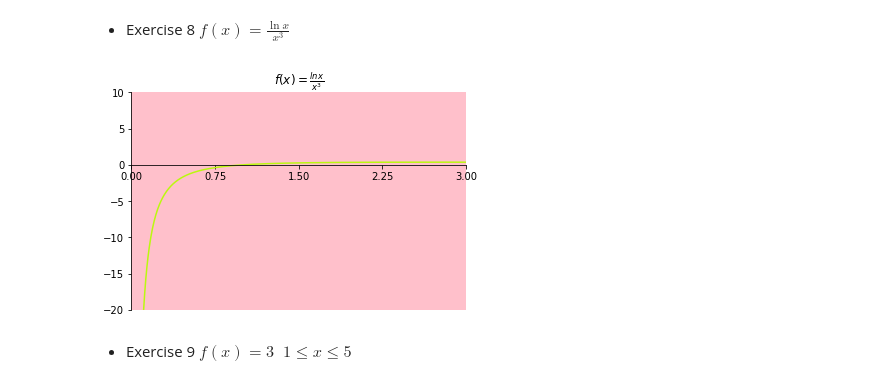
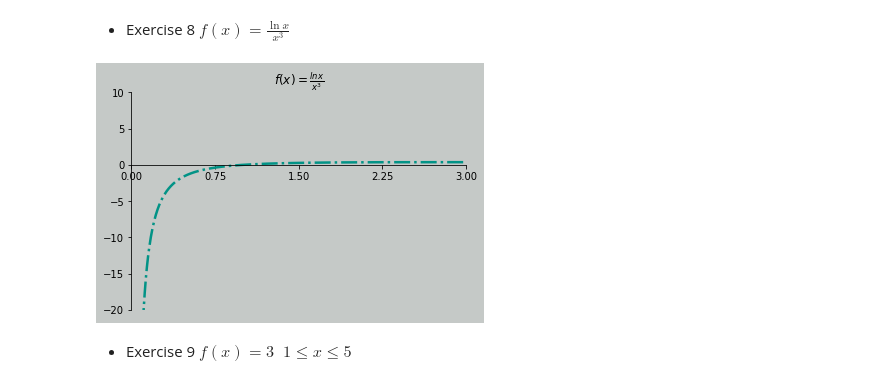
Before and after one commit to aceaceace123/Maching-Learning, a Jupyter notebook: hw2.ipynb, the cells around one changed output. Saved outputs shown, nothing was run; the diff lists cells and outputs as text; code cells hidden in the pictures.

```diff
--- a/hw2.ipynb
+++ b/hw2.ipynb
@@ -283,28 +282,28 @@ plt.show()
 # %%
 import matplotlib.pyplot as plt
 import numpy as np
 xmin, xmax = 0, 10 #因為ln(x),x的定義域為x>0
 x = np.linspace(xmin, xmax, 2000)
 f = lambda x: np.log(x)/x
-fig = plt.figure()
+fig = plt.figure(facecolor='#C5C9C7')
 plt.xlim((0, 3)),plt.ylim((-20,10))
 # plt.xlabel('X'),plt.ylabel('f(x)')
 new_xticks = np.linspace(0, 3, 5)
 plt.xticks(new_xticks)
 ax = plt.gca() #获取当前的坐标轴
-ax.plot(x, f(x), linewidth = 1.5, color ='#BBF90F', linestyle ='-')
+ax.plot(x, f(x), linewidth = 2.5, color ='#029386', linestyle ='-.')
 ax.grid(False)
 # ax.set_xlabel('X'), ax.set_ylabel('f(x)')
 ax.spines['left'].set_position(('data',0))
 ax.spines['bottom'].set_position(('data',0))
 ax.spines['top'].set_visible(False) # take off top line
 ax.spines['right'].set_visible(False)
 ax.set_title('$f(x)=\\frac{lnx}{x^3}$')
-ax.set_facecolor('pink')
-plt.savefig('ex8.jpg', format='jpg')
+ax.set_facecolor('#C5C9C7')
+plt.savefig('ex8.pdf', format='pdf')
 plt.show()
 # %% [output]
-[figure, old version]
+[figure, new version]
 # %% [markdown]
 - Exercise 9 $f(x)=3\;\; 1\leq x\leq 5$
 # %%
```
Also changed, not shown: parts of 3 cells of this notebook, 4 other files.
